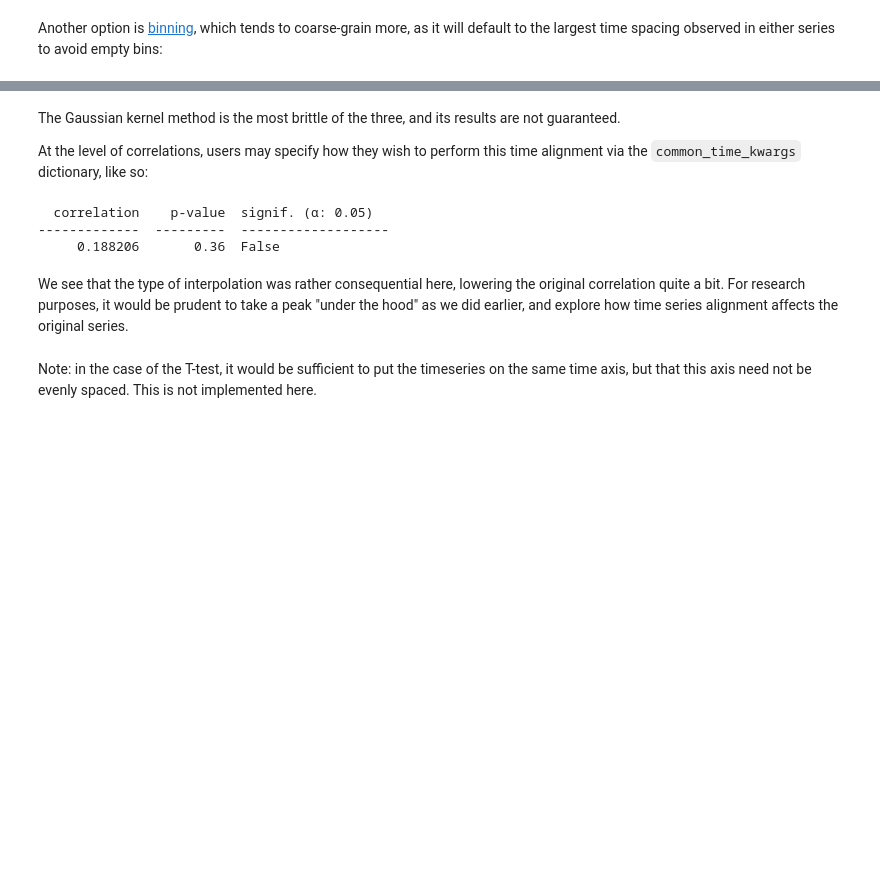
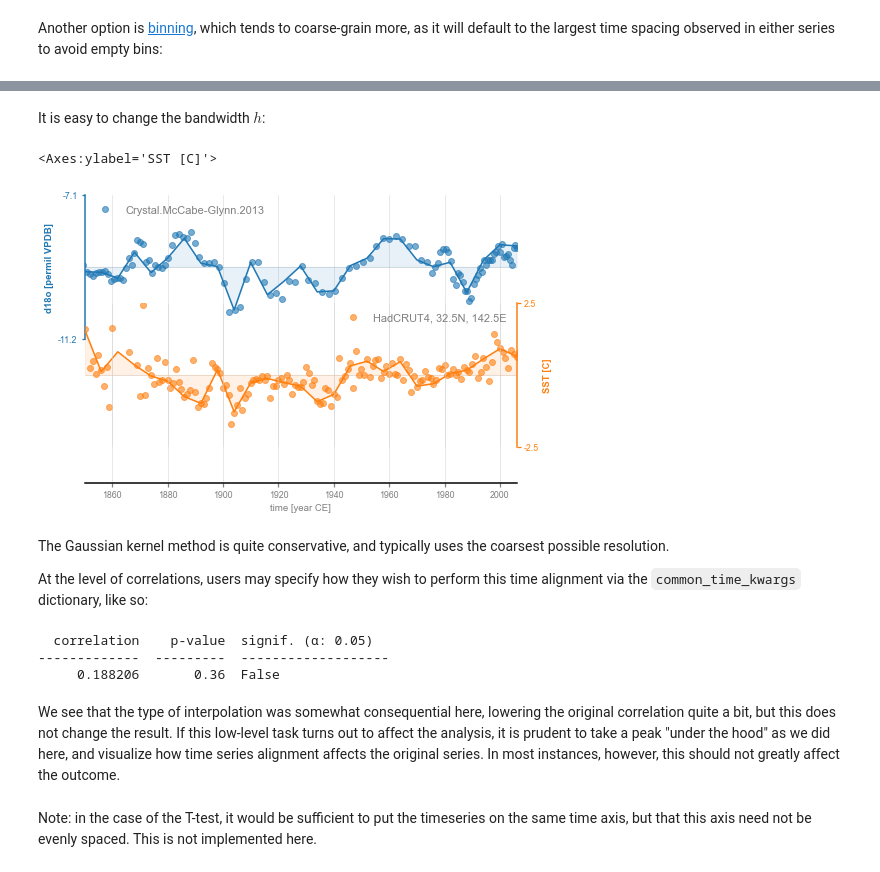
Before and after one commit to LinkedEarth/PyleoclimPaper, a Jupyter notebook: CrystalCorrelations/CrystalCorrelations.ipynb, the cells around one changed output, grey strips where cells are left out. Drawn from its saved outputs; the diff is of its cells as text; code cells hidden in the pictures; blank space fills up the shorter version.

Commit message:
Finalized correlation notebook

```diff
--- a/CrystalCorrelations/CrystalCorrelations.ipynb
+++ b/CrystalCorrelations/CrystalCorrelations.ipynb
@@ -363,6 +362,15 @@ IndexError: invalid index to scalar variable.
+# %% [markdown]
+It is easy to change the bandwidth $h$:
+# %%
+msg = ms.common_time(method='gkernel', h = 0.5)
+fig, ax = msg.stackplot(labels=None, fill_between_alpha=0.1)
+cc.plot(ax=ax[0],marker='o',linestyle='',xlabel='',alpha=0.6)
+stts.plot(ax=ax[1],marker='o',linestyle='',color='C1',xlabel='', alpha=0.6)
+# %% [output]
+<Axes:ylabel='SST [C]'>
+[figure, added]
 # %% [markdown]
-The Gaussian kernel method is the most brittle of the three, and its results are not guaranteed.
-
+The Gaussian kernel method is quite conservative, and typically uses the coarsest possible resolution.
 
 At the level of correlations, users may specify how they wish to perform this time alignment via the `common_time_kwargs` dictionary, like so:
 # %%
@@ -374,7 +382,7 @@ print(corr_isospec)
 -------------  ---------  -------------------
      0.188206       0.36  False
 # %% [markdown]
-We see that the type of interpolation was rather consequential here, lowering the original correlation quite a bit. For research purposes, it would be prudent to take a peak "under the hood" as we did earlier, and explore how time series alignment affects the original series.
+We see that the type of interpolation was somewhat consequential here, lowering the original correlation quite a bit, but this does not change the result. If this low-level task turns out to affect the analysis, it is prudent to take a peak "under the hood" as we did here, and visualize how time series alignment affects the original series. In most instances, however, this should not greatly affect the outcome.
 # %% [markdown]
 Note: in the case of the T-test, it would be sufficient to put the timeseries on the same time axis, but that this axis need not be evenly spaced. This is not implemented here.
 # %% [markdown]
```
Also changed, not shown: parts of 20 cells of this notebook.
